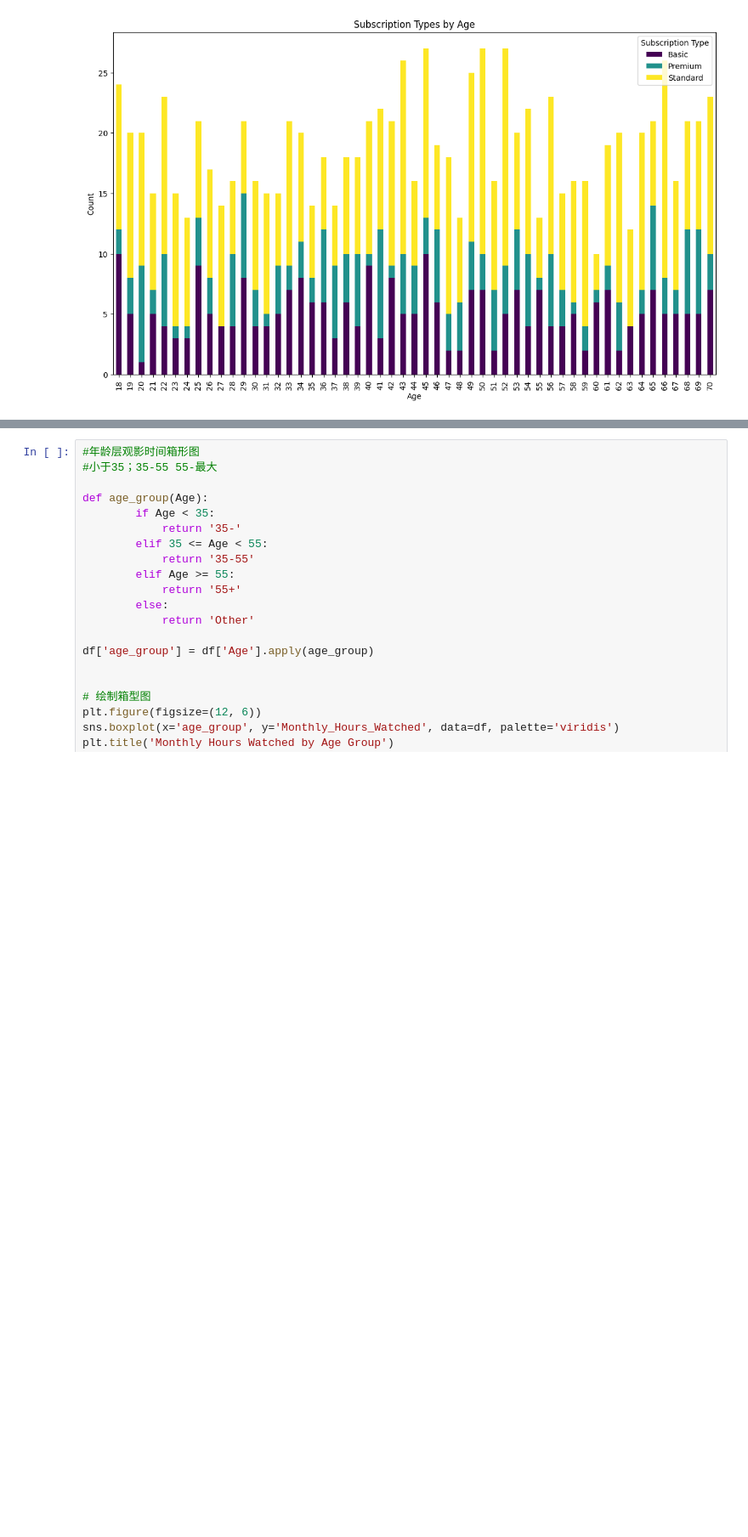
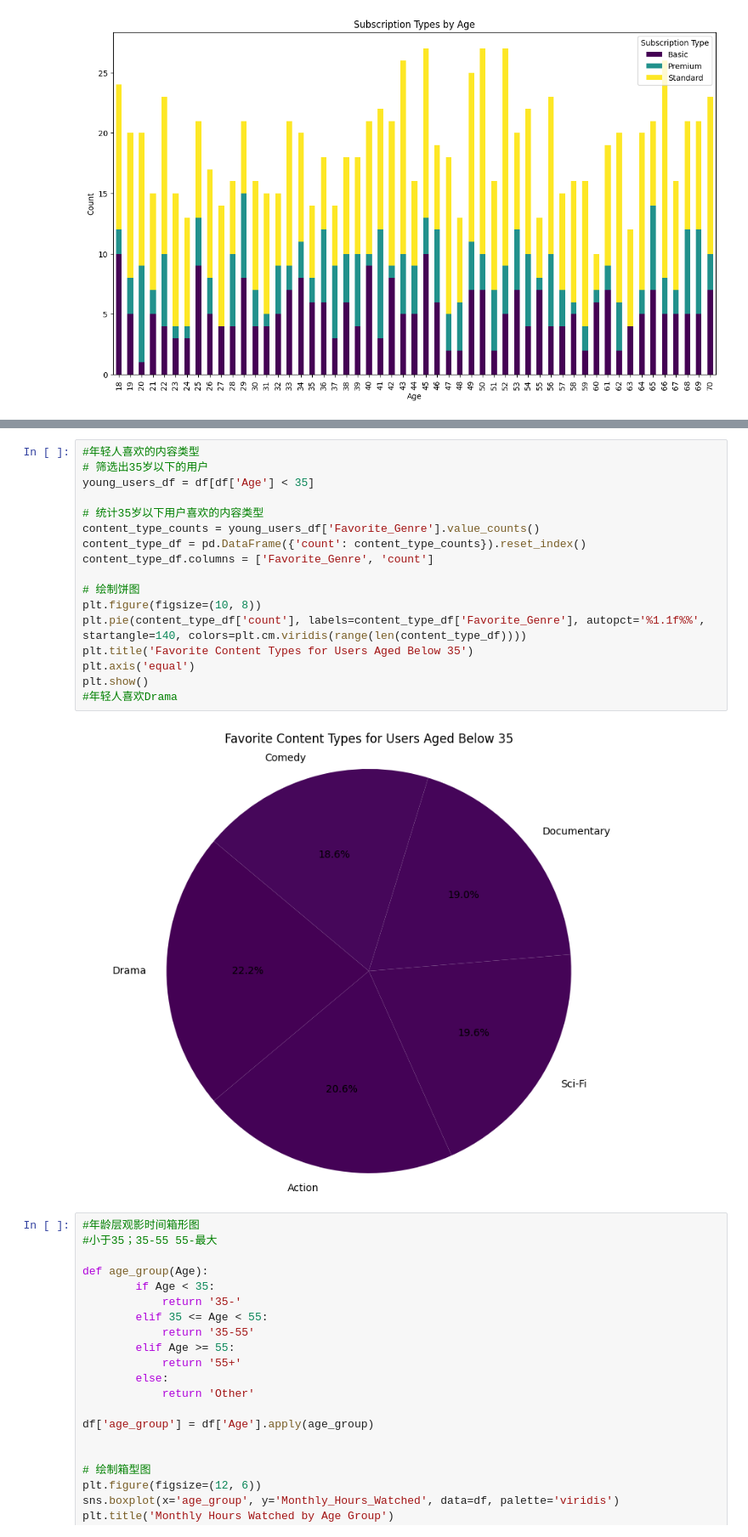
Before and after one commit to ScarlettXiao666/schulich_data_science, a Jupyter notebook: Stream_Flow_indivisual assignment.ipynb, the cells around one changed output, grey strips where cells are left out. Shown at 85% size. Drawn from its saved outputs; the diff is of its cells as text; blank space fills up the shorter version.

```diff
--- a/Stream_Flow_indivisual assignment.ipynb
+++ b/Stream_Flow_indivisual assignment.ipynb
@@ -137,6 +137,25 @@ Passing `palette` without assigning `hue` is deprecated and will be removed in v
 
   sns.barplot(x=premium_counts.index, y=premium_counts.values, palette='viridis')
 [figure]
+# %%
+#年轻人喜欢的内容类型
+# 筛选出35岁以下的用户
+young_users_df = df[df['Age'] < 35]
+
+# 统计35岁以下用户喜欢的内容类型
+content_type_counts = young_users_df['Favorite_Genre'].value_counts()
+content_type_df = pd.DataFrame({'count': content_type_counts}).reset_index()
+content_type_df.columns = ['Favorite_Genre', 'count']
+
+# 绘制饼图
+plt.figure(figsize=(10, 8))
+plt.pie(content_type_df['count'], labels=content_type_df['Favorite_Genre'], autopct='%1.1f%%', startangle=140, colors=plt.cm.viridis(range(len(content_type_df))))
+plt.title('Favorite Content Types for Users Aged Below 35')
+plt.axis('equal')
+plt.show()
+#年轻人喜欢Drama
+# %% [output]
+[figure, added]
 # %%
 #年龄层观影时间箱形图
 #小于35；35-55 55-最大
```
Also changed, not shown: parts of 4 cells of this notebook.
